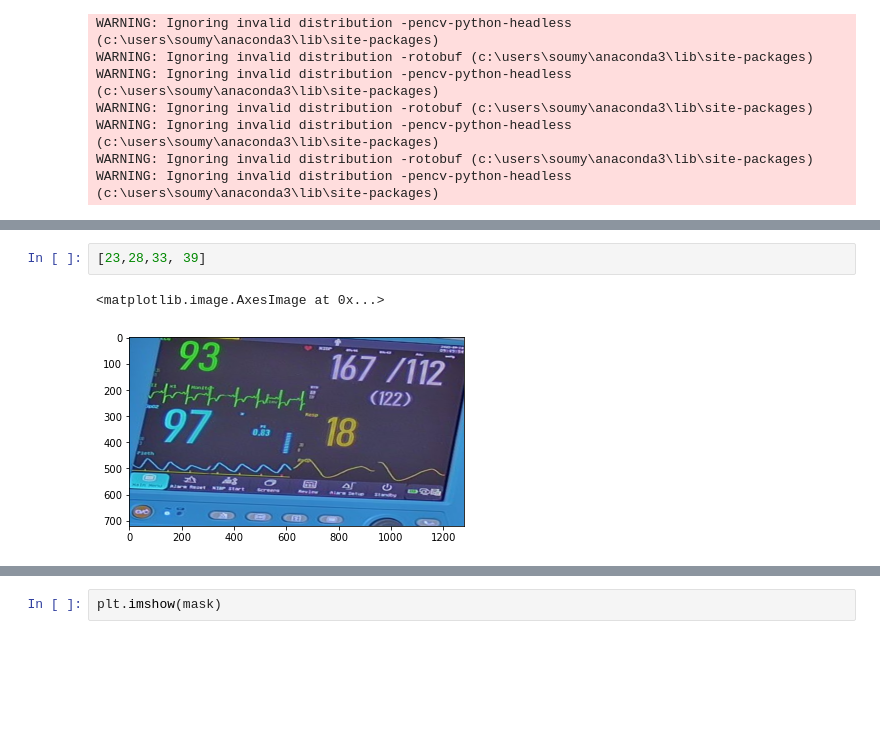
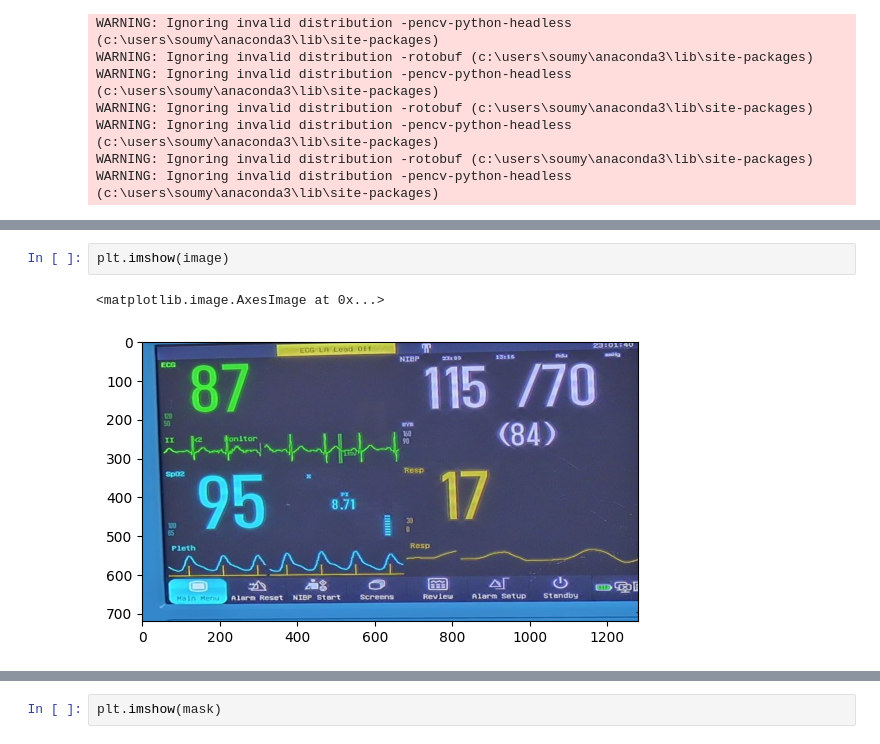
Before and after one commit to COPS-IITBHU/Vital-Extraction-Challenge, a Jupyter notebook: main.ipynb, the cells around one changed output, grey strips where cells are left out. Saved outputs shown, nothing was run; the diff lists cells and outputs as text; blank space fills up the shorter version.

```diff
--- a/main.ipynb
+++ b/main.ipynb
@@ -417,8 +231,8 @@ accuracy:  0.0
 # %%
-[23,28,33, 39]
+plt.imshow(image)
 # %% [output]
 <matplotlib.image.AxesImage at 0x...>
-[figure, old version]
+[figure, new version]
 # %%
 print(label)
 # %% [output]
```
Also changed, not shown: parts of 11 cells of this notebook, 3 other files.
